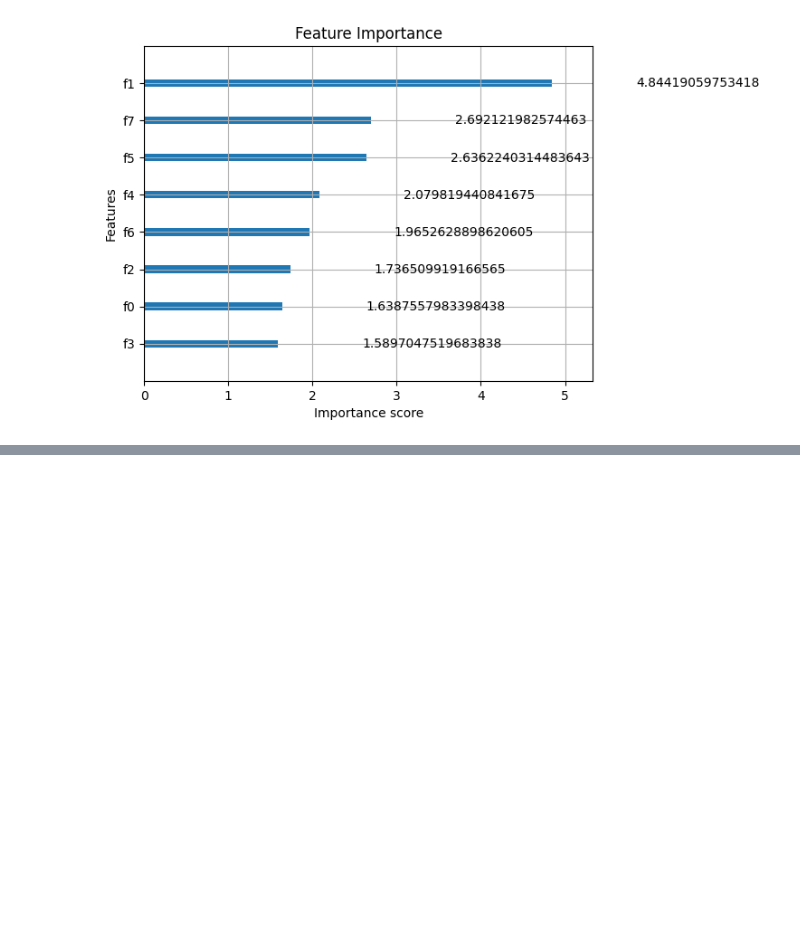
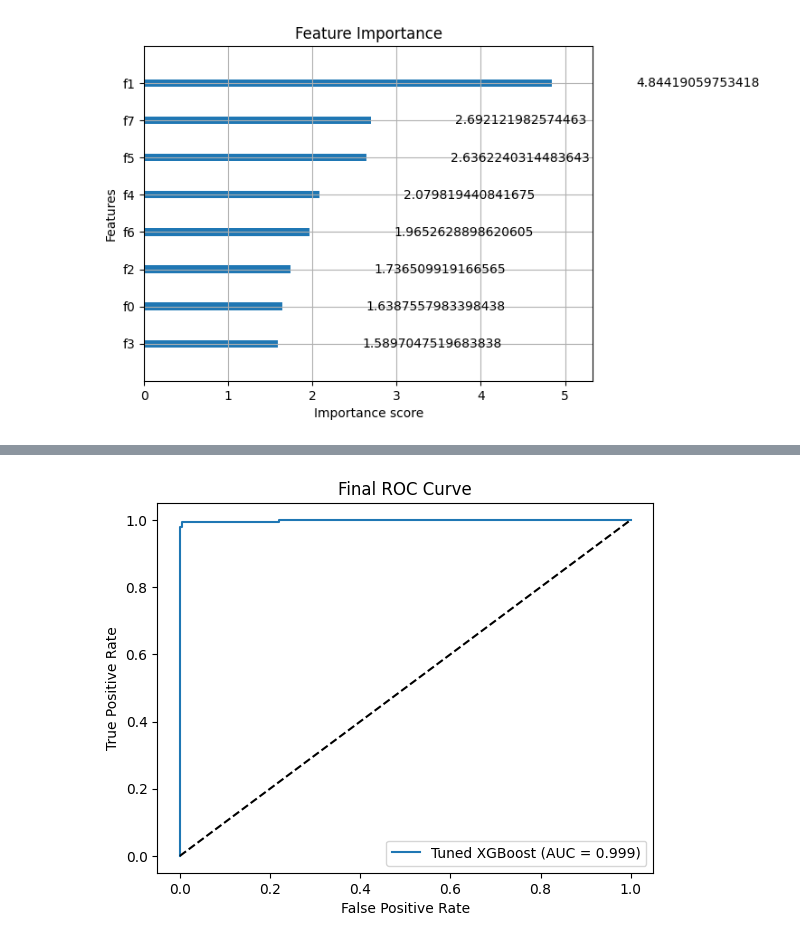
Before and after one commit to VenumiV/diabetes-predictor-ml-flask, a Jupyter notebook: notebooks/FC110595_thathsara/XGBoot.ipynb, the cells around one changed output, grey strips where cells are left out. Drawn from its saved outputs; the diff is of its cells as text; code cells hidden in the pictures; blank space fills up the shorter version.

```diff
--- a/notebooks/FC110595_thathsara/XGBoot.ipynb
+++ b/notebooks/FC110595_thathsara/XGBoot.ipynb
@@ -174,3 +174,25 @@ plt.show()
 # %% [output]
 <Figure size 800x600 with 0 Axes>
 [figure]
+# %%
+param_grid = {
+    'learning_rate': [0.01, 0.1],
+    'max_depth': [3, 5, 7],
+    'n_estimators': [100, 200],
+    'subsample': [0.8, 1],
+    'colsample_bytree': [0.8, 1]
+}
+# %%
+grid_search = GridSearchCV(
+    estimator=XGBClassifier(use_label_encoder=False, eval_metric='logloss', random_state=42),
+    param_grid=param_grid,
+    scoring='accuracy',
+    cv=5,
+    verbose=1,
+    n_jobs=-1
+)
+# %%
+grid_search.fit(x_train, y_train)
+
+print("\nBest Parameters:", grid_search.best_params_)
+print("Best CV Accuracy: %.3f" % grid_search.best_score_)
@@ -176,0 +220,7 @@ plt.show()
+# %%
+best_model = grid_search.best_estimator_
+final_pred = best_model.predict(x_test)
+
+print("\nFinal Accuracy:", accuracy_score(y_test, final_pred))
+print("\nFinal Confusion Matrix:\n", confusion_matrix(y_test, final_pred))
+print("\nFinal Classification Report:\n", classification_report(y_test, final_pred))
@@ -176,0 +243,12 @@ plt.show()
+# %%
+final_prob = best_model.predict_proba(x_test)[:,1]
+fpr, tpr, thresholds = roc_curve(y_test, final_prob)
+plt.plot(fpr, tpr, label='Tuned XGBoost (AUC = %.3f)' % roc_auc_score(y_test, final_prob))
+plt.plot([0,1],[0,1],'k--')
+plt.xlabel('False Positive Rate')
+plt.ylabel('True Positive Rate')
+plt.title('Final ROC Curve')
+plt.legend()
+plt.show()
+# %% [output]
+[figure, added]
```
Also changed, not shown: parts of 2 cells of this notebook.
